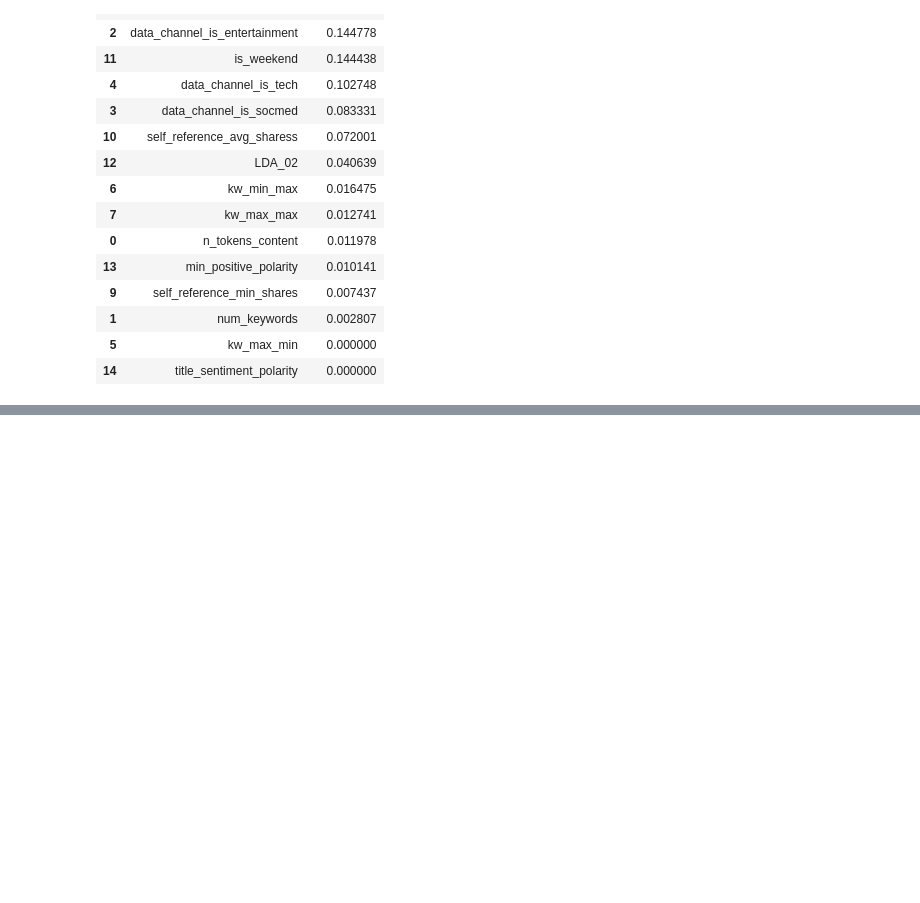
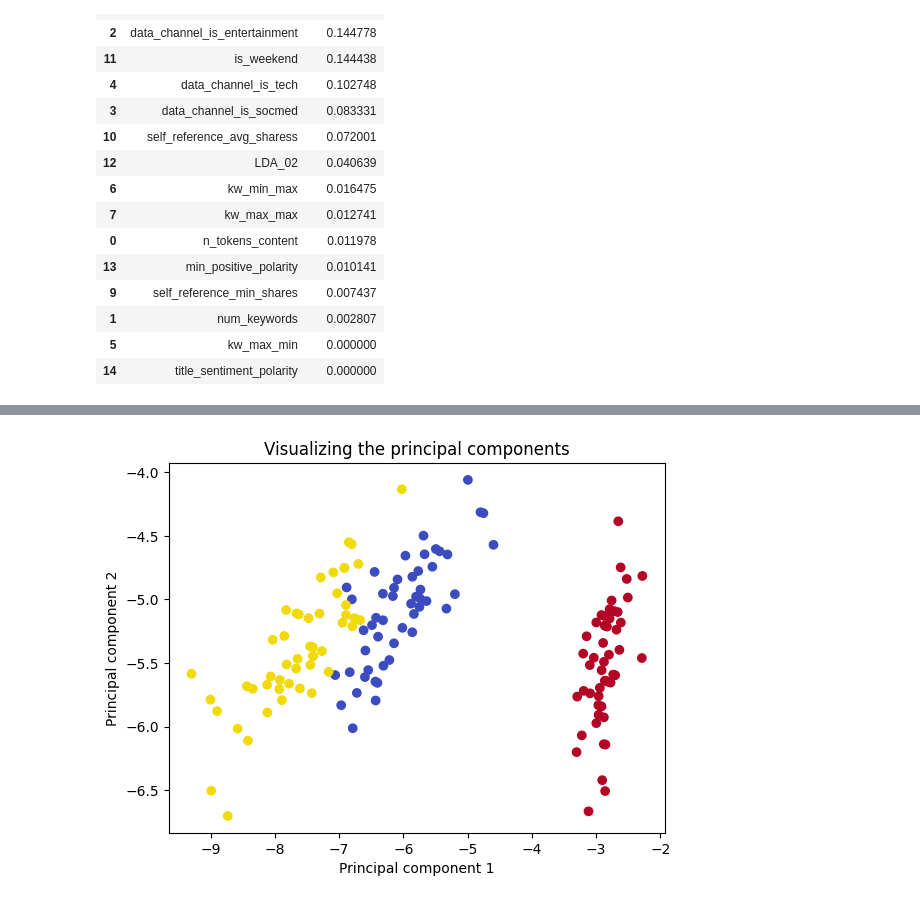
Before and after one commit to DneprDVA/Pyspark, a Jupyter notebook: Pyspark_words.ipynb, the cells around one changed output, grey strips where cells are left out. Saved outputs shown, nothing was run; the diff lists cells and outputs as text; code cells hidden in the pictures; blank space fills up the shorter version.

```diff
--- a/Pyspark_words.ipynb
+++ b/Pyspark_words.ipynb
@@ -160,0 +230,10 @@ with mlflow.start_run(run_name="decision-tree") as run:
+# %%
+attributes = [
+    'Sepal Length',
+    'Sepal Width',
+    'Petal Length',
+    'Petal Width'
+]
+data = spark.createDataFrame(
+    data=X.tolist(),
+    schema=attributes)
@@ -160,0 +253,12 @@ with mlflow.start_run(run_name="decision-tree") as run:
+# %%
+from pyspark.ml.feature import VectorAssembler
+assembler = VectorAssembler(
+    inputCols=attributes,
+    outputCol="features"
+)
+output = assembler.transform(data)
+# %%
+from pyspark.ml.feature import PCA
+pca = PCA(k=2, inputCol="features", outputCol="pcaFeatures")
+model = pca.fit(output)
+result = model.transform(output)# .select("pcaFeatures")
@@ -160,0 +278,6 @@ with mlflow.start_run(run_name="decision-tree") as run:
+# %%
+from pyspark.ml.feature import VectorSlicer
+slicer = VectorSlicer(inputCol="pcaFeatures", outputCol="attr_1", indices=[0])
+sliced = slicer.transform(result)
+slicer = VectorSlicer(inputCol="pcaFeatures", outputCol="attr_2", indices=[1])
+sliced = slicer.transform(sliced)
@@ -160,0 +297,18 @@ with mlflow.start_run(run_name="decision-tree") as run:
+# %%
+import matplotlib.pyplot as plt
+x = sliced.select('attr_1').collect()
+y = sliced.select('attr_2').collect()
+colors_map = {
+  0: '#b40426',
+  1: '#3b4cc0',
+  2: '#f2da0a',
+}
+# из кода выше Y = iris.target
+colors = list(map(lambda p: colors_map[p], Y))
+plt.scatter(x, y, c=colors)
+plt.title(f'Visualizing the principal components')
+plt.xlabel('Principal component 1')
+plt.ylabel('Principal component 2')
+plt.show()
+# %% [output]
+[figure, added]
```
Also changed, not shown: parts of 20 cells of this notebook, 3 other files.
